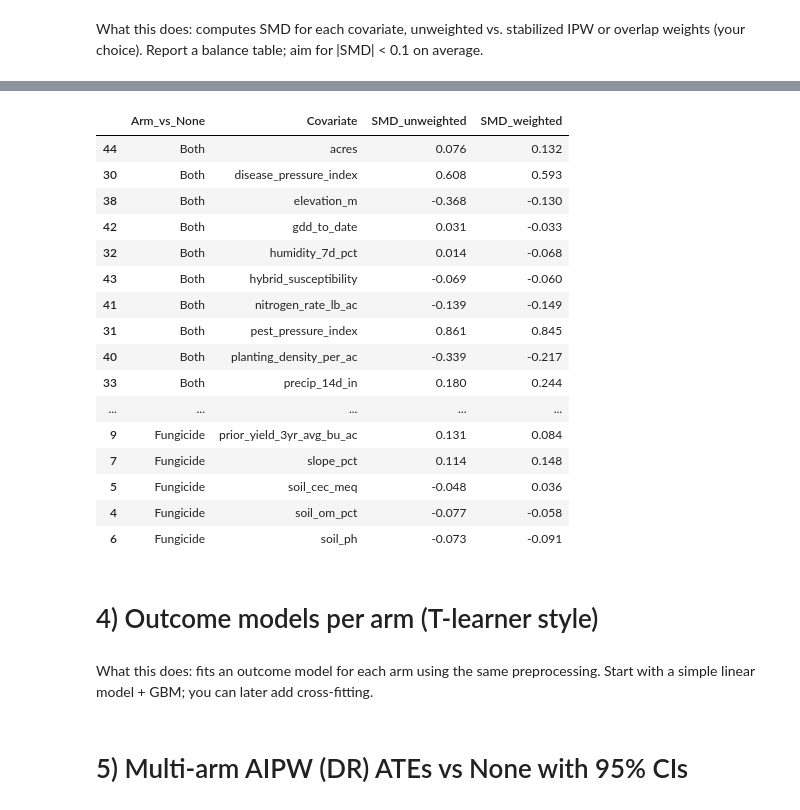
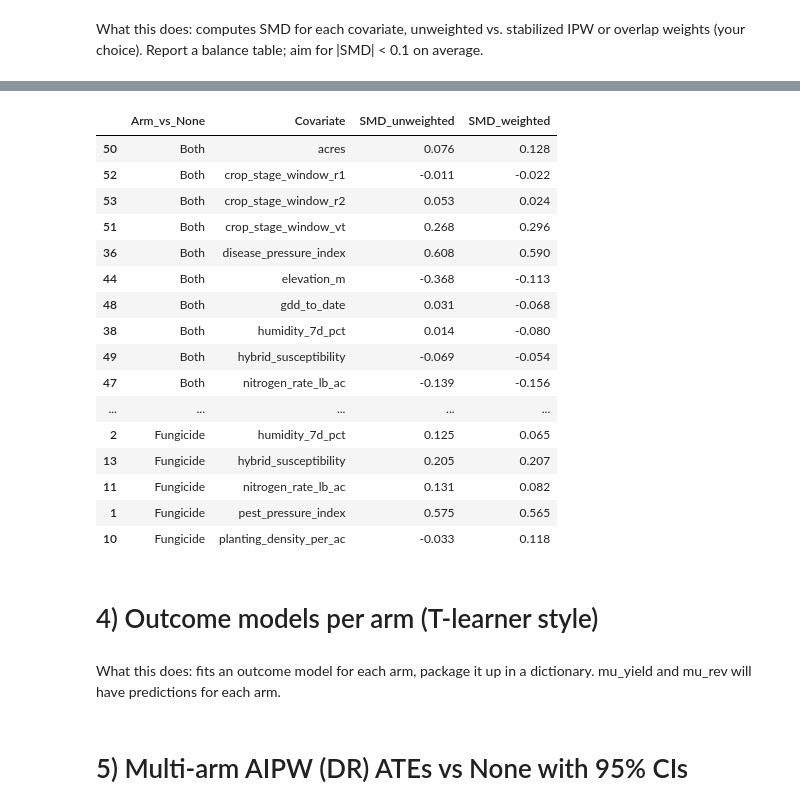
Before and after one commit to jwalluww/Portfolio_Projects, a Jupyter notebook: Quick_Hits/WIP_Farming_Dataset.ipynb, the cells around one changed output, grey strips where cells are left out. Saved outputs shown, nothing was run; the diff lists cells and outputs as text; code cells hidden in the pictures.

```diff
--- a/Quick_Hits/WIP_Farming_Dataset.ipynb
+++ b/Quick_Hits/WIP_Farming_Dataset.ipynb
@@ -371,6 +364,11 @@ Pretty similar yield and revenue distributions for those continuous variables
 # %%
+df['crop_stage_window_vt'] = (df['crop_stage_window'].str.lower() == 'vt').astype(int)
+df['crop_stage_window_r1'] = (df['crop_stage_window'].str.lower() == 'r1').astype(int)
+df['crop_stage_window_r2'] = (df['crop_stage_window'].str.lower() == 'r2').astype(int)
+df['crop_stage_window_v14'] = (df['crop_stage_window'].str.lower() == 'v14').astype(int)
+
 # --- Confounders (controls) ---
-num_features = [
+features = [
     "disease_pressure_index",
     "pest_pressure_index",
     "humidity_7d_pct",
@@ -385,11 +383,9 @@ num_features = [
     "nitrogen_rate_lb_ac",
     "gdd_to_date",
     "hybrid_susceptibility",
-    "acres"
+    "acres",
+    "crop_stage_window_vt",
+    "crop_stage_window_r1",
+    "crop_stage_window_r2",
+    # "crop_stage_window_v14", # keep one out
 ]
-cat_features = ["crop_stage_window"]  # stage around VT/R1
-
-preprocess = ColumnTransformer(
-    [("num", "passthrough", num_features),
-     ("cat", OneHotEncoder(handle_unknown="ignore"), cat_features)]
-)
@@ -400,17 +400,14 @@ I personally find the preprocess column transformer annoying
 # %%
 # --- Propensity Score Model ---
-X = df[num_features + cat_features]
+X = df[features]
 T = df["treatment"].values
 
-prop_model = Pipeline([
-    ("pre", preprocess),
-    ("clf", LogisticRegression(max_iter=500, solver="lbfgs")) # multi_class="multinomial", - don't use this, it defaults to multinomial for >2 classes
-])
-prop_model.fit(X, T)
+log_reg_model = LogisticRegression(max_iter=500, solver="lbfgs") # multi_class="multinomial", - don't use this, it defaults to multinomial for >2 classes
+log_reg_model.fit(X, T)
 
 # Align predicted probabilities to treat_levels order
-proba = prop_model.predict_proba(X)  # shape (n, K) in clf.classes_ order
-classes = list(prop_model.named_steps["clf"].classes_)
+proba = log_reg_model.predict_proba(X)  # shape (n, K) in clf.classes_ order
+classes = list(log_reg_model.classes_)
 order = [classes.index(k) for k in treat_levels]
 P = proba[:, order]  # rows aligned to ["None","Fungicide","Insecticide","Both"]
 
@@ -476,53 +524,53 @@ for j,k in enumerate(treat_levels):
 
 # --- SMD helper ---
 def smd_cont(x_t, x_c, w_t=None, w_c=None):
     # weighted means/vars
     if w_t is None: w_t = np.ones_like(x_t)
     if w_c is None: w_c = np.ones_like(x_c)
     mt = np.average(x_t, weights=w_t); mc = np.average(x_c, weights=w_c)
     vt = np.average((x_t-mt)**2, weights=w_t); vc = np.average((x_c-mc)**2, weights=w_c)
     sd = np.sqrt(0.5*(vt+vc) + 1e-9)
     return (mt - mc)/sd
 
 # Compare each active arm vs. None
 balance_rows = []
 for arm in ["Fungicide","Insecticide","Both"]:
     j_t = treat_levels.index(arm)
     j_c = treat_levels.index("None")
 
     mask_t = (T==arm); mask_c = (T=="None")
     wt = w[mask_t, j_t]; wc = w[mask_c, j_c]
 
-    for col in num_features:
+    for col in features:
         smd_w = smd_cont(df.loc[mask_t,col].values, df.loc[mask_c,col].values, wt, wc)
         # unweighted for reference:
         smd_unw = smd_cont(df.loc[mask_t,col].values, df.loc[mask_c,col].values)
         balance_rows.append({"Arm_vs_None": arm, "Covariate": col,
                              "SMD_unweighted": smd_unw, "SMD_weighted": smd_w})
 
 balance_table = pd.DataFrame(balance_rows)
 balance_table.sort_values(["Arm_vs_None","Covariate"]).round(3).head(30)
 # %% [output]
 |  | Arm_vs_None | Covariate | SMD_unweighted | SMD_weighted |
-| 44 | Both | acres | 0.076 | 0.132 |
-| 30 | Both | disease_pressure_index | 0.608 | 0.593 |
-| 38 | Both | elevation_m | -0.368 | -0.130 |
-| 42 | Both | gdd_to_date | 0.031 | -0.033 |
-| 32 | Both | humidity_7d_pct | 0.014 | -0.068 |
-| 43 | Both | hybrid_susceptibility | -0.069 | -0.060 |
-| 41 | Both | nitrogen_rate_lb_ac | -0.139 | -0.149 |
-| 31 | Both | pest_pressure_index | 0.861 | 0.845 |
-| 40 | Both | planting_density_per_ac | -0.339 | -0.217 |
-| 33 | Both | precip_14d_in | 0.180 | 0.244 |
+| 50 | Both | acres | 0.076 | 0.128 |
+| 52 | Both | crop_stage_window_r1 | -0.011 | -0.022 |
+| 53 | Both | crop_stage_window_r2 | 0.053 | 0.024 |
+| 51 | Both | crop_stage_window_vt | 0.268 | 0.296 |
+| 36 | Both | disease_pressure_index | 0.608 | 0.590 |
+| 44 | Both | elevation_m | -0.368 | -0.113 |
+| 48 | Both | gdd_to_date | 0.031 | -0.068 |
+| 38 | Both | humidity_7d_pct | 0.014 | -0.080 |
+| 49 | Both | hybrid_susceptibility | -0.069 | -0.054 |
+| 47 | Both | nitrogen_rate_lb_ac | -0.139 | -0.156 |
 | ... | ... | ... | ... | ... |
-| 9 | Fungicide | prior_yield_3yr_avg_bu_ac | 0.131 | 0.084 |
-| 7 | Fungicide | slope_pct | 0.114 | 0.148 |
-| 5 | Fungicide | soil_cec_meq | -0.048 | 0.036 |
-| 4 | Fungicide | soil_om_pct | -0.077 | -0.058 |
-| 6 | Fungicide | soil_ph | -0.073 | -0.091 |
+| 2 | Fungicide | humidity_7d_pct | 0.125 | 0.065 |
+| 13 | Fungicide | hybrid_susceptibility | 0.205 | 0.207 |
+| 11 | Fungicide | nitrogen_rate_lb_ac | 0.131 | 0.082 |
+| 1 | Fungicide | pest_pressure_index | 0.575 | 0.565 |
+| 10 | Fungicide | planting_density_per_ac | -0.033 | 0.118 |
 # %% [markdown]
 # 4) Outcome models per arm (T-learner style)
 # %% [markdown]
-What this does: fits an outcome model for each arm using the same preprocessing. Start with a simple linear model + GBM; you can later add cross-fitting.
+What this does: fits an outcome model for each arm, package it up in a dictionary. mu_yield and mu_rev will have predictions for each arm.
 # %%
 # Just running gbm, but setting up for linear just in case we need interpretability!
```
Also changed, not shown: parts of 38 cells of this notebook.
